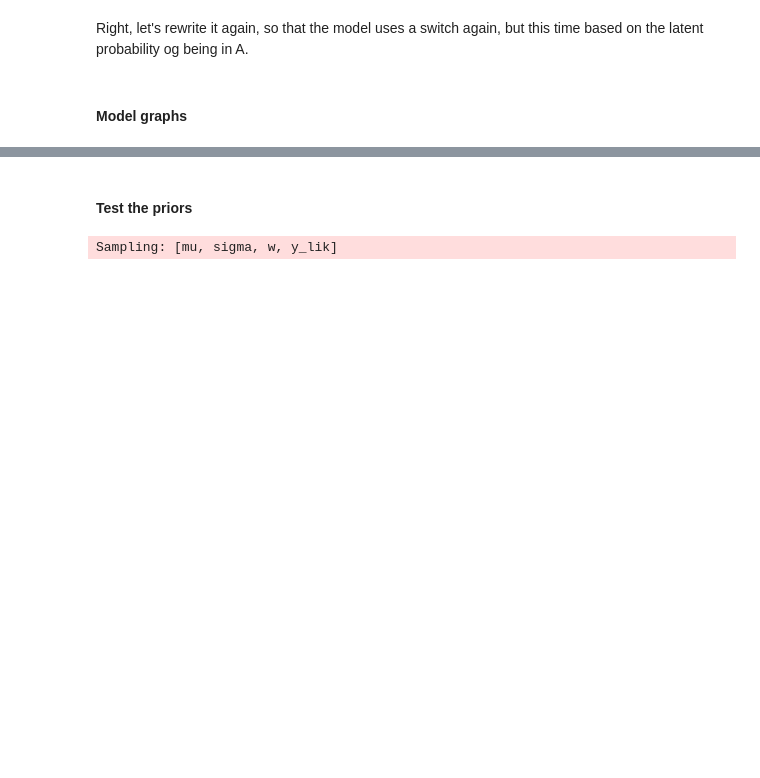
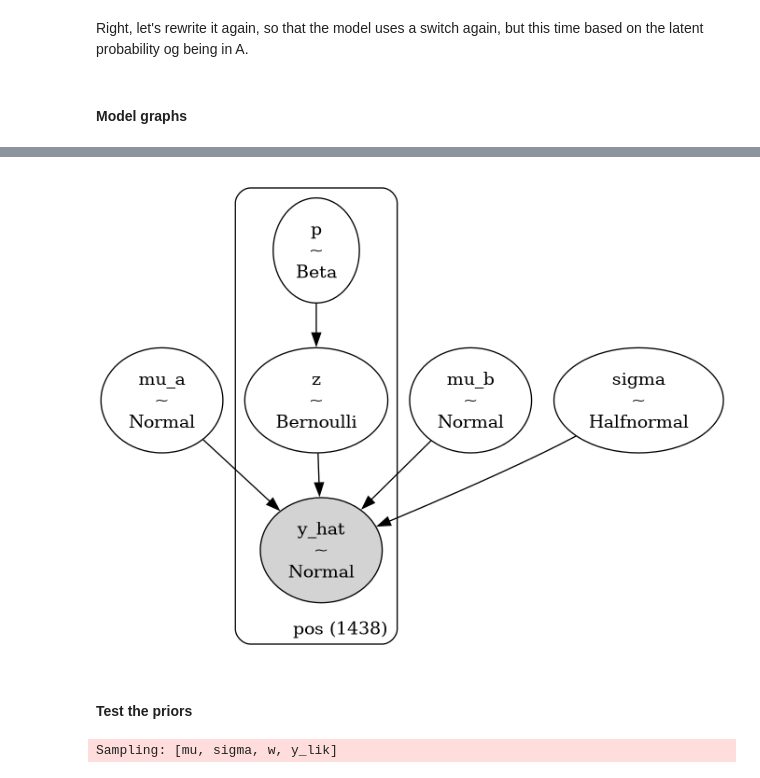
Before and after one commit to munch-group/hic-compartment-borders, a Jupyter notebook: notebooks/02_PyMC_independent_bins.ipynb, the cells around one changed output, grey strips where cells are left out. Saved outputs shown, nothing was run; the diff lists cells and outputs as text; code cells hidden in the pictures; blank space fills up the shorter version.

```diff
--- a/notebooks/02_PyMC_independent_bins.ipynb
+++ b/notebooks/02_PyMC_independent_bins.ipynb
@@ -350,5 +350,6 @@ with pm.Model(coords=coords) as model_inactive:
 model_graph = pm.model_to_graphviz(model)
 #model_graph
 
-model.to_graphviz()
+
+Image(model.to_graphviz().render(format='png'))
 # %% [output]
@@ -356,3 +356,4 @@ model.to_graphviz()
+[figure, added]
 # %% [markdown]
 #### Test the priors
 # %%
```
Also changed, not shown: parts of 5 cells of this notebook, 2 other files.
